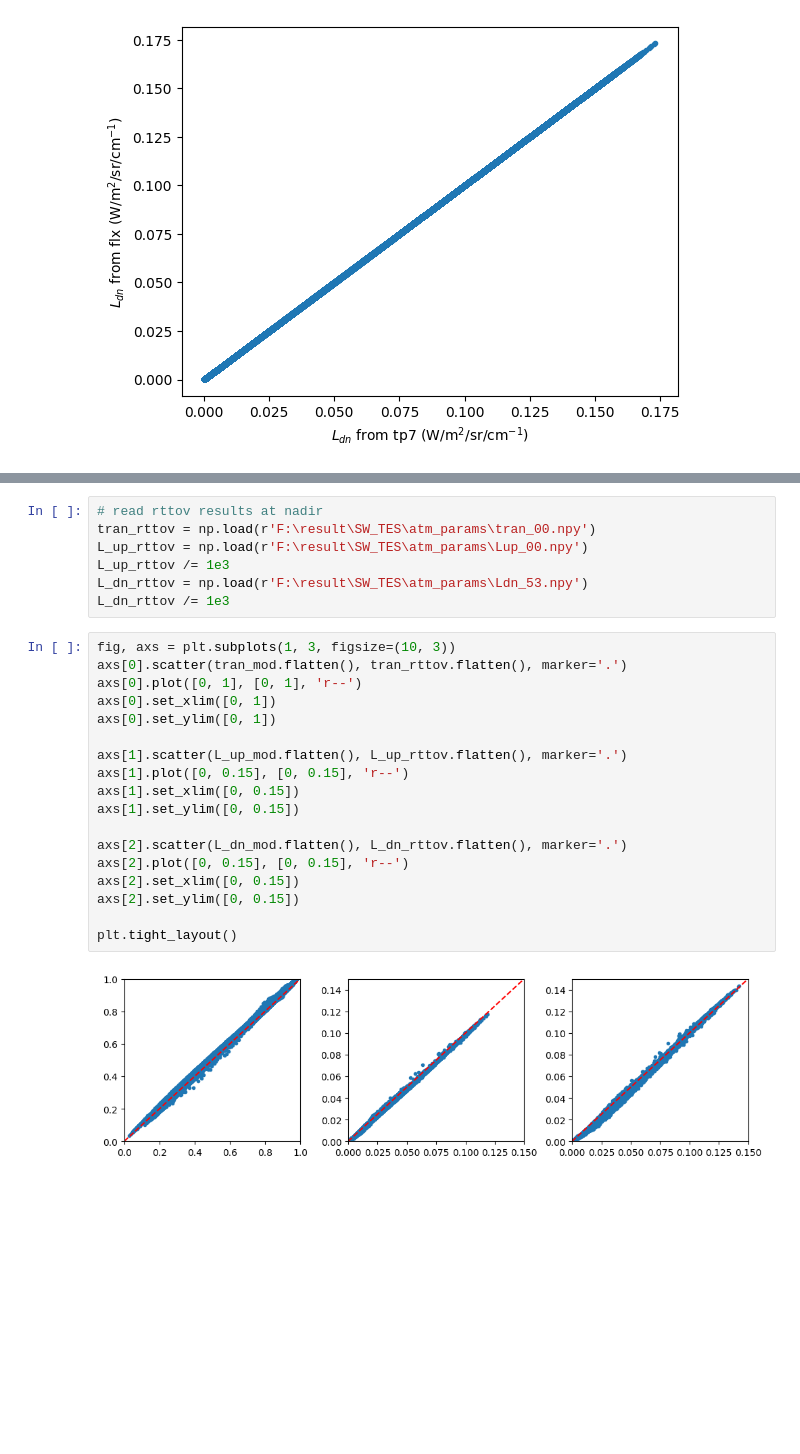
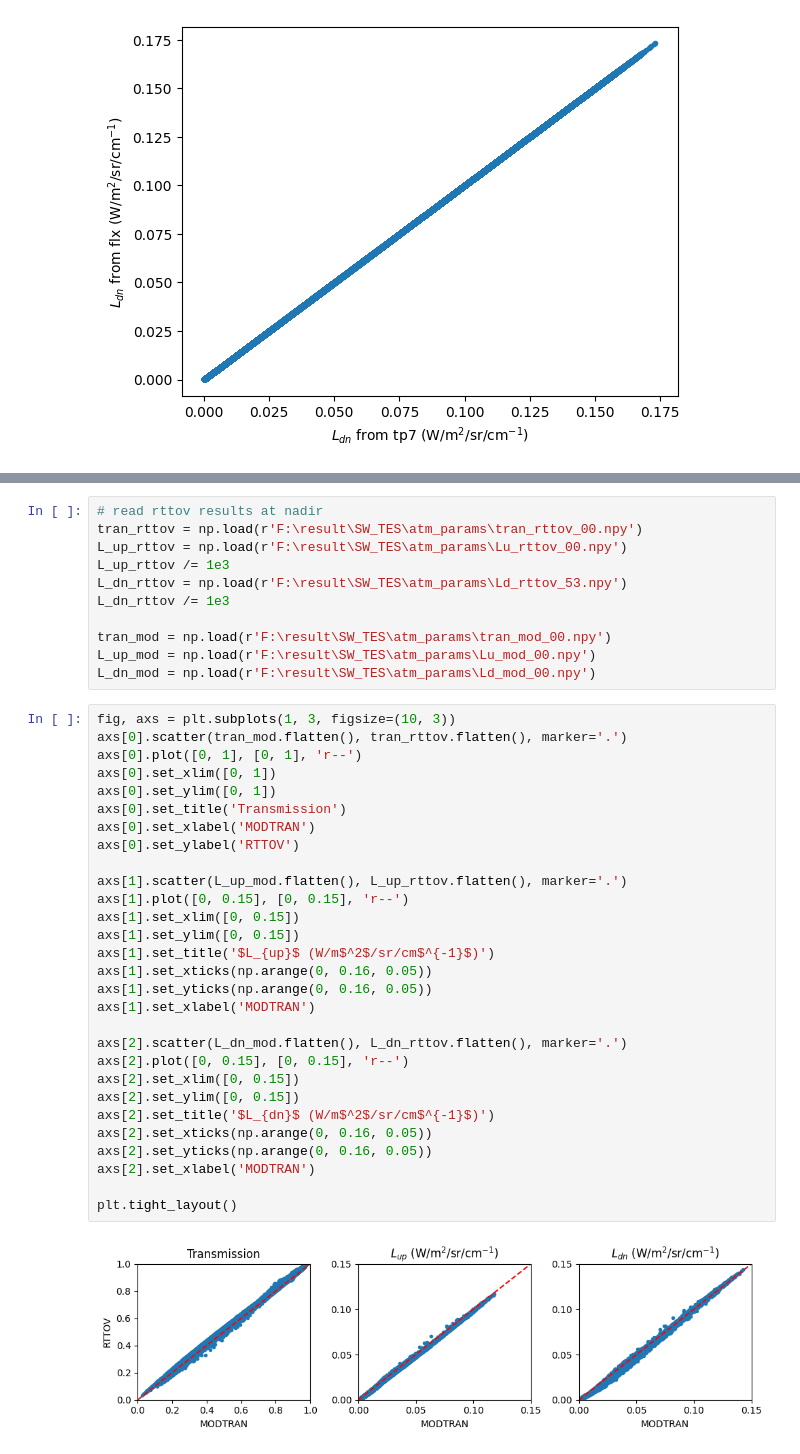
Before and after one commit to cas222huan/create_tp5, a Jupyter notebook: main.ipynb, the cells around one changed output, grey strips where cells are left out. Saved outputs shown, nothing was run; the diff lists cells and outputs as text; blank space fills up the shorter version.

```diff
--- a/main.ipynb
+++ b/main.ipynb
@@ -101,27 +149,42 @@ for i in range(num_channel):
 # %%
 # read rttov results at nadir
-tran_rttov = np.load(r'F:\result\SW_TES\atm_params\tran_00.npy')
-L_up_rttov = np.load(r'F:\result\SW_TES\atm_params\Lup_00.npy')
+tran_rttov = np.load(r'F:\result\SW_TES\atm_params\tran_rttov_00.npy')
+L_up_rttov = np.load(r'F:\result\SW_TES\atm_params\Lu_rttov_00.npy')
 L_up_rttov /= 1e3
-L_dn_rttov = np.load(r'F:\result\SW_TES\atm_params\Ldn_53.npy')
+L_dn_rttov = np.load(r'F:\result\SW_TES\atm_params\Ld_rttov_53.npy')
 L_dn_rttov /= 1e3
+
+tran_mod = np.load(r'F:\result\SW_TES\atm_params\tran_mod_00.npy')
+L_up_mod = np.load(r'F:\result\SW_TES\atm_params\Lu_mod_00.npy')
+L_dn_mod = np.load(r'F:\result\SW_TES\atm_params\Ld_mod_00.npy')
 # %%
 fig, axs = plt.subplots(1, 3, figsize=(10, 3))
 axs[0].scatter(tran_mod.flatten(), tran_rttov.flatten(), marker='.')
 axs[0].plot([0, 1], [0, 1], 'r--')
 axs[0].set_xlim([0, 1])
 axs[0].set_ylim([0, 1])
+axs[0].set_title('Transmission')
+axs[0].set_xlabel('MODTRAN')
+axs[0].set_ylabel('RTTOV')
 
 axs[1].scatter(L_up_mod.flatten(), L_up_rttov.flatten(), marker='.')
 axs[1].plot([0, 0.15], [0, 0.15], 'r--')
 axs[1].set_xlim([0, 0.15])
 axs[1].set_ylim([0, 0.15])
+axs[1].set_title('$L_{up}$ (W/m$^2$/sr/cm$^{-1}$)')
+axs[1].set_xticks(np.arange(0, 0.16, 0.05))
+axs[1].set_yticks(np.arange(0, 0.16, 0.05))
+axs[1].set_xlabel('MODTRAN')
 
 axs[2].scatter(L_dn_mod.flatten(), L_dn_rttov.flatten(), marker='.')
 axs[2].plot([0, 0.15], [0, 0.15], 'r--')
 axs[2].set_xlim([0, 0.15])
 axs[2].set_ylim([0, 0.15])
+axs[2].set_title('$L_{dn}$ (W/m$^2$/sr/cm$^{-1}$)')
+axs[2].set_xticks(np.arange(0, 0.16, 0.05))
+axs[2].set_yticks(np.arange(0, 0.16, 0.05))
+axs[2].set_xlabel('MODTRAN')
 
 plt.tight_layout()
 # %% [output]
-[figure, old version]
+[figure, new version]
```
Also changed, not shown: parts of 4 cells of this notebook.
